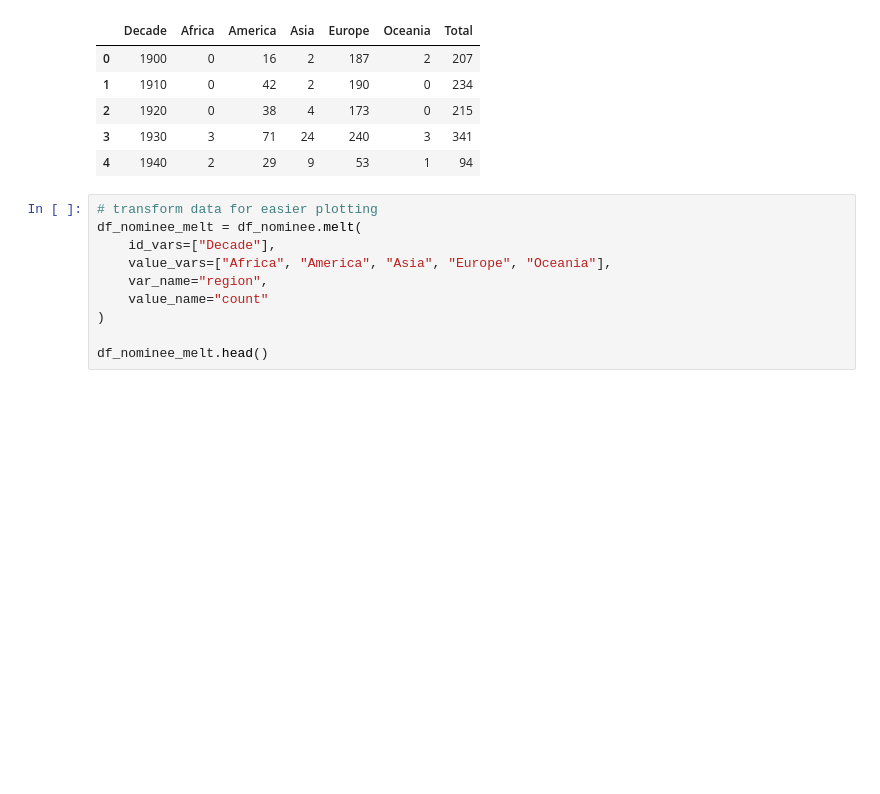
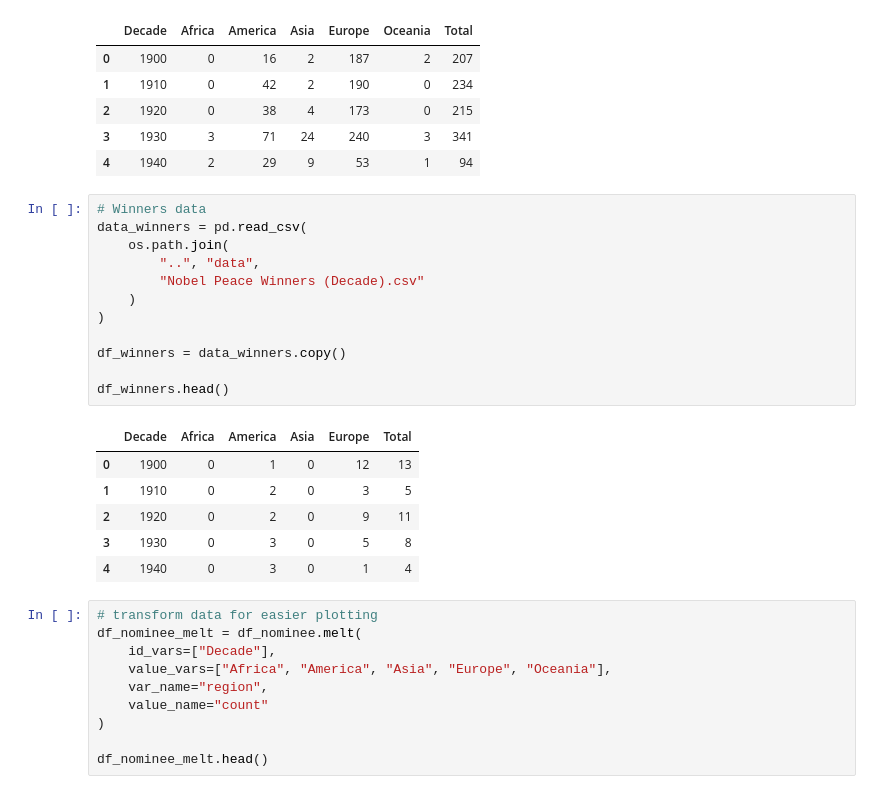
Before and after one commit to debatreyo/Nobel-Peace-Prize, a Jupyter notebook: notebooks/eda.ipynb, the cells around one changed output. Drawn from its saved outputs; the diff is of its cells as text; blank space fills up the shorter version.

Commit message:
data viz exploration

```diff
--- a/notebooks/eda.ipynb
+++ b/notebooks/eda.ipynb
@@ -32,6 +32,25 @@ df_nominee.head()
 | 2 | 1920 | 0 | 38 | 4 | 173 | 0 | 215 |
 | 3 | 1930 | 3 | 71 | 24 | 240 | 3 | 341 |
 | 4 | 1940 | 2 | 29 | 9 | 53 | 1 | 94 |
+# %%
+# Winners data
+data_winners = pd.read_csv(
+    os.path.join(
+        "..", "data",
+        "Nobel Peace Winners (Decade).csv"
+    )
+)
+
+df_winners = data_winners.copy()
+
+df_winners.head()
+# %% [output]
+|  | Decade | Africa | America | Asia | Europe | Total |
+| 0 | 1900 | 0 | 1 | 0 | 12 | 13 |
+| 1 | 1910 | 0 | 2 | 0 | 3 | 5 |
+| 2 | 1920 | 0 | 2 | 0 | 9 | 11 |
+| 3 | 1930 | 0 | 3 | 0 | 5 | 8 |
+| 4 | 1940 | 0 | 3 | 0 | 1 | 4 |
 # %%
 # transform data for easier plotting
 df_nominee_melt = df_nominee.melt(
```
Also changed, not shown: parts of 3 cells of this notebook, 2 other files.
